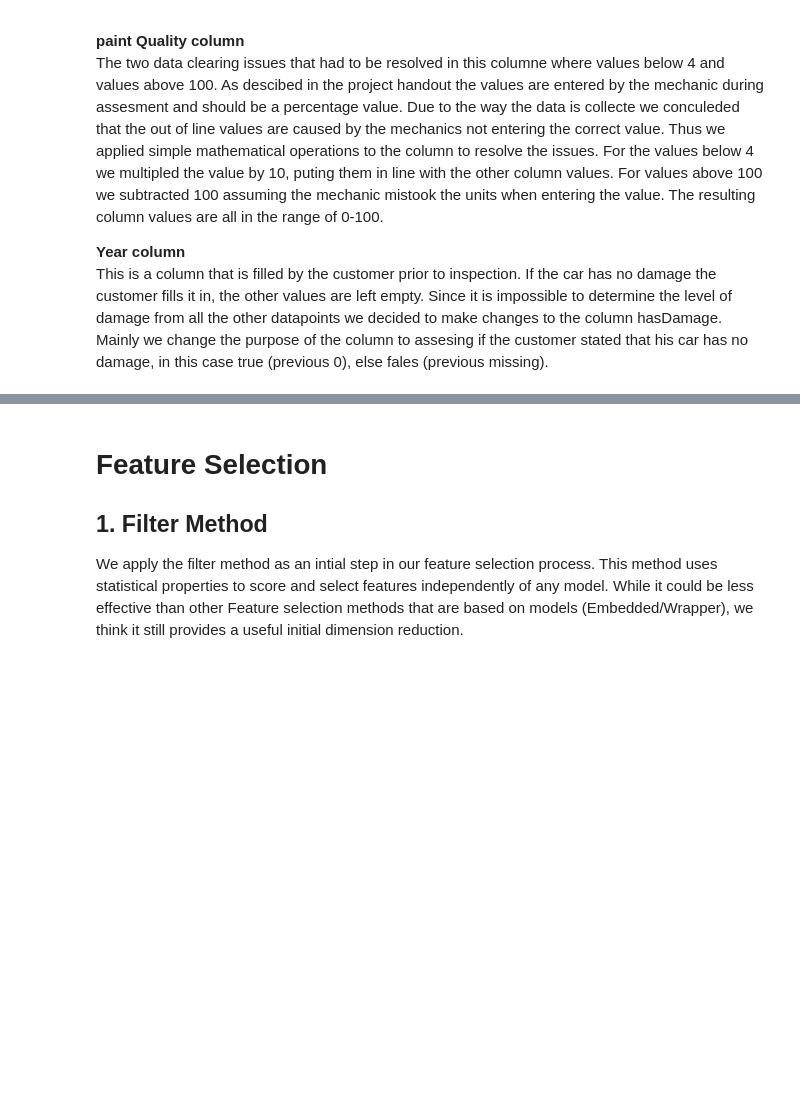
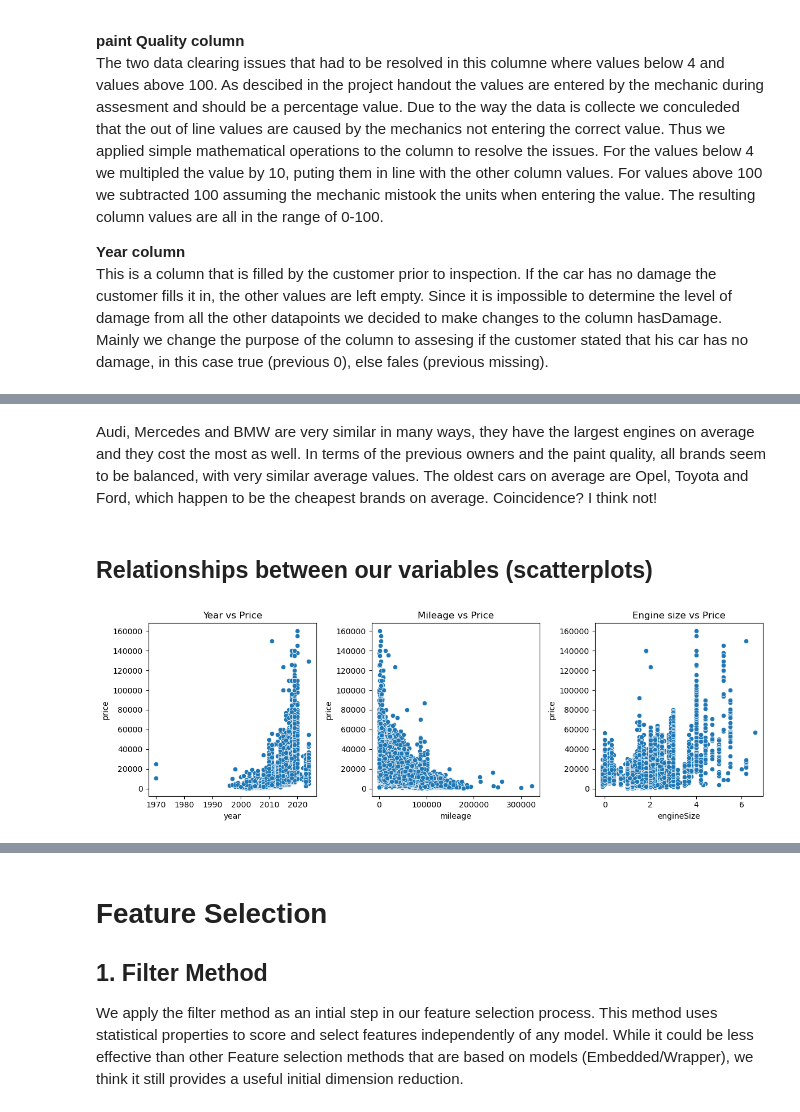
Before and after one commit to LiberoBiagi/ML_Nova_IMS_25-26, a Jupyter notebook: code.ipynb, the cells around one changed output, grey strips where cells are left out. Cells and saved outputs as stored; diff of their text form; code cells hidden in the pictures; blank space fills up the shorter version.

```diff
--- a/code.ipynb
+++ b/code.ipynb
@@ -716,0 +744,2 @@ def clean_car_data(df_train, df_test, fast=True):
+# %% [markdown]
+Audi, Mercedes and BMW are very similar in many ways, they have the largest engines on average and they cost the most as well. In terms of the previous owners and the paint quality, all brands seem to be balanced, with very similar average values. The oldest cars on average are Opel, Toyota and Ford, which happen to be the cheapest brands on average. Coincidence? I think not!
@@ -716,0 +750,21 @@ def clean_car_data(df_train, df_test, fast=True):
+# %% [markdown]
+## Relationships between our variables (scatterplots)
+# %%
+fig, axes = plt.subplots(1, 3, figsize=(12, 4))  # (rows, columns)
+
+# First plot
+sns.scatterplot(data=df, x='year', y='price', ax=axes[0])
+axes[0].set_title('Year vs Price')
+
+# Second plot
+sns.scatterplot(data=df, x='mileage', y='price', ax=axes[1])
+axes[1].set_title('Mileage vs Price')
+
+# Third plot
+sns.scatterplot(data=df, x='engineSize', y='price', ax=axes[2])
+axes[2].set_title('Engine size vs Price')
+
+plt.tight_layout()
+plt.show()
+# %% [output]
+[figure, added]
```
Also changed, not shown: parts of 8 cells of this notebook.
